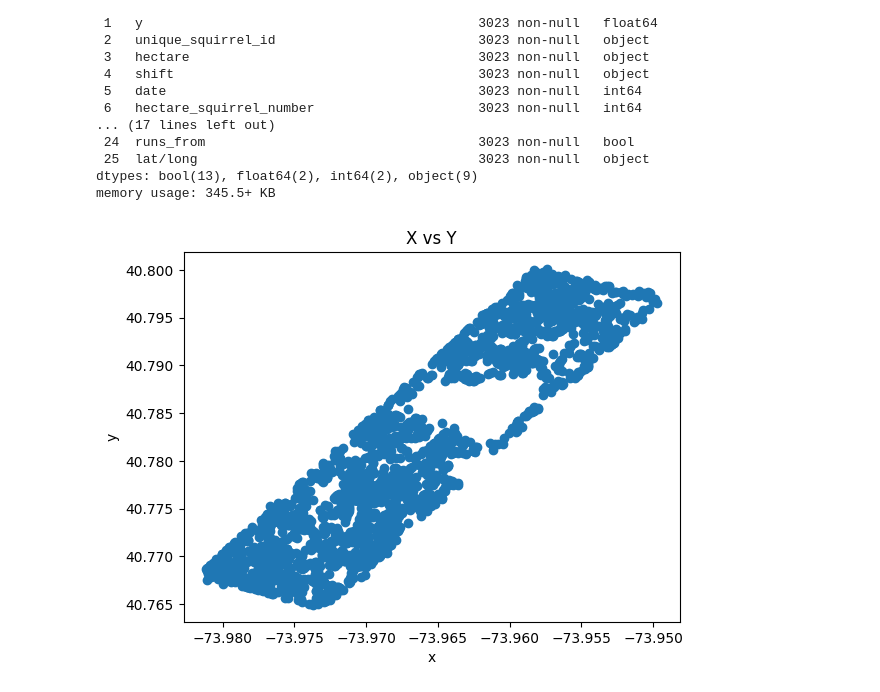
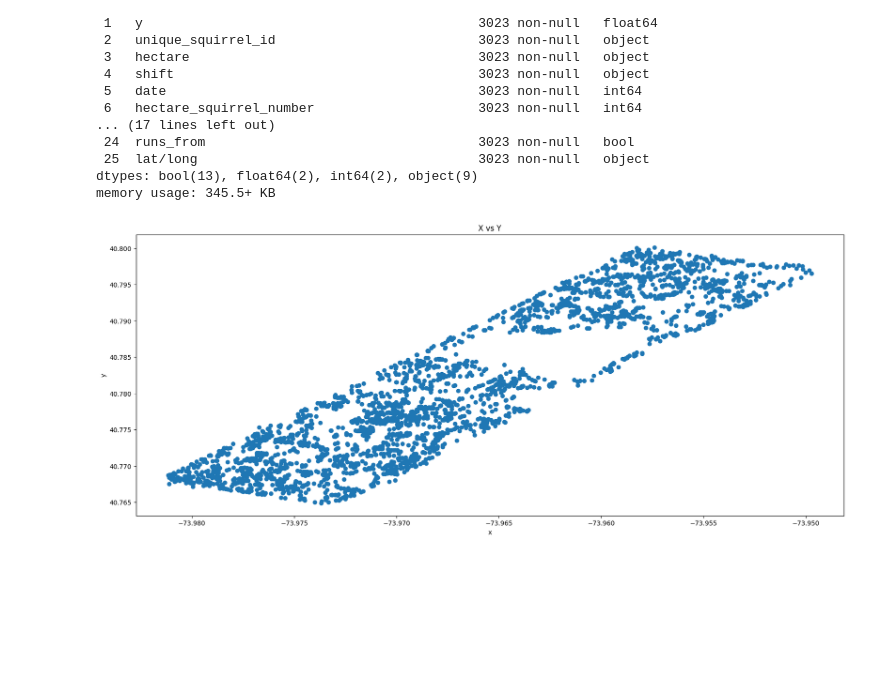
Before and after one commit to Nubily44/Prog, a Jupyter notebook: data_studies/squirrels.ipynb, the cells around one changed output. Cells and saved outputs as stored; diff of their text form; code cells hidden in the pictures; blank space fills up the shorter version.

```diff
--- a/data_studies/squirrels.ipynb
+++ b/data_studies/squirrels.ipynb
@@ -141,12 +141,13 @@ memory usage: 345.5+ KB
 # %%
 import matplotlib.pyplot as plt
 
+plt.figure(figsize=(20, 8))
 plt.scatter(df_cleaned["x"], df_cleaned["y"])
 
 plt.xlabel("x")
 plt.ylabel("y")
 plt.title("X vs Y")
 
 plt.show()
 # %% [output]
-[figure, old version]
+[figure, new version]
```
